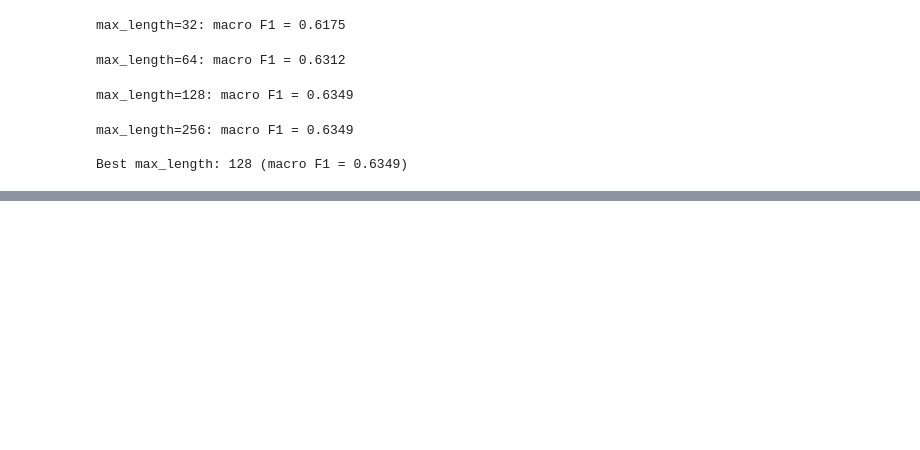
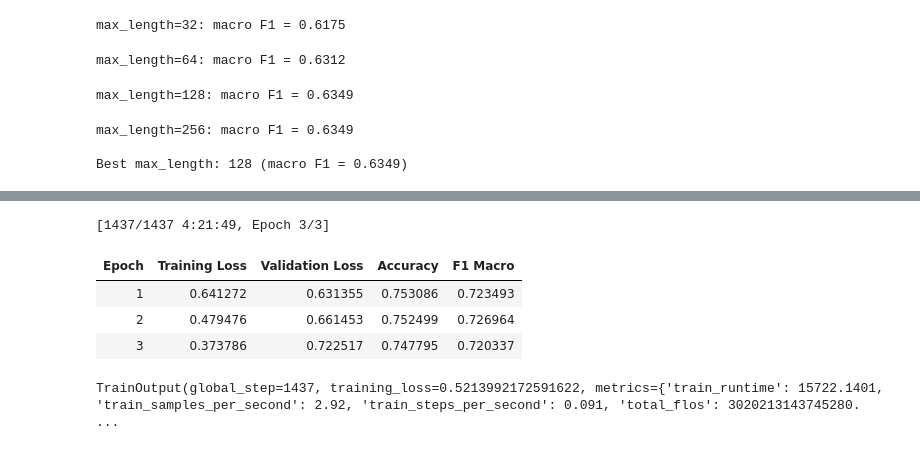
Before and after one commit to las21-sfu/NLP-Week1-Text-Classification, a Jupyter notebook: KoreanModelRun.ipynb, the cells around one changed output, grey strips where cells are left out. Saved outputs shown, nothing was run; the diff lists cells and outputs as text; code cells hidden in the pictures; blank space fills up the shorter version.

```diff
--- a/KoreanModelRun.ipynb
+++ b/KoreanModelRun.ipynb
@@ -760,7 +716,8 @@ MODEL_ID = "AmaanP314/youtube-xlm-roberta-base-sentiment-multilingual"
 roberta_tokenizer = AutoTokenizer.from_pretrained(MODEL_ID)
 roberta_model = AutoModelForSequenceClassification.from_pretrained(MODEL_ID)
 roberta_model.to('cuda' if torch.cuda.is_available() else 'cpu')
-roberta_model.eval()
 
-ROBERTA_LABEL_MAPPING = {0: "Negative", 1: "Neutral", 2: "Positive"}
+id2label = {int(k): v for k, v in roberta_model.config.id2label.items()}
+label2id = {v: k for k, v in id2label.items()}
+print(id2label)
 # %% [output]
@@ -836,0 +926,5 @@ Columns: ['CommentText', 'Sentiment', 'Language']
+# %%
+train_dataset = SentimentDataset(train_split_df, roberta_tokenizer)
+val_dataset = SentimentDataset(val_split_df, roberta_tokenizer)
+
+print(train_dataset[0].keys())  # confirm it now shows 'labels', not 'label'
@@ -876,0 +954,53 @@ Saved predictions to /workspace/df_all_roberta_predictions_test.csv
+# %%
+from transformers import TrainingArguments, Trainer
+import numpy as np
+from sklearn.metrics import accuracy_score, f1_score
+
+def compute_metrics(eval_pred):
+    logits, labels = eval_pred
+    preds = np.argmax(logits, axis=-1)
+    return {
+        'accuracy': accuracy_score(labels, preds),
+        'f1_macro': f1_score(labels, preds, average='macro'),
+    }
+
+training_args = TrainingArguments(
+    output_dir='./roberta_finetuned_lr2e5',
+    learning_rate=2e-5,          # <-- the hyperparameter being changed (original checkpoint used 1e-5)
+    num_train_epochs=3,
+    per_device_train_batch_size=32,
+    per_device_eval_batch_size=32,
+    eval_strategy='epoch',
+    save_strategy='epoch',
+    load_best_model_at_end=True,
+    metric_for_best_model='f1_macro',
+    fp16=True,
+    logging_steps=50,
+    report_to=[],
+    seed=42,
+)
+
+def data_collator(features):
+    batch = {}
+    for key in features[0].keys():
+        stacked = torch.stack([f[key] for f in features])
+        batch[key] = stacked.long() if key == 'labels' else stacked
+    return batch
+
+trainer = Trainer(
+    model=roberta_model,
+    args=training_args,
+    train_dataset=train_dataset,
+    eval_dataset=val_dataset,
+    compute_metrics=compute_metrics,
+    data_collator=data_collator,
+)
+
+trainer.train()
+# %% [output]
+[1437/1437 4:21:49, Epoch 3/3]
+| Epoch | Training Loss | Validation Loss | Accuracy | F1 Macro |
+| 1 | 0.641272 | 0.631355 | 0.753086 | 0.723493 |
+| 2 | 0.479476 | 0.661453 | 0.752499 | 0.726964 |
+| 3 | 0.373786 | 0.722517 | 0.747795 | 0.720337 |
+TrainOutput(global_step=1437, training_loss=0.5213992172591622, metrics={'train_runtime': 15722.1401, 'train_samples_per_second': 2.92, 'train_steps_per_second': 0.091, 'total_flos': 3020213143745280. ...
```
Also changed, not shown: parts of 19 cells of this notebook.
